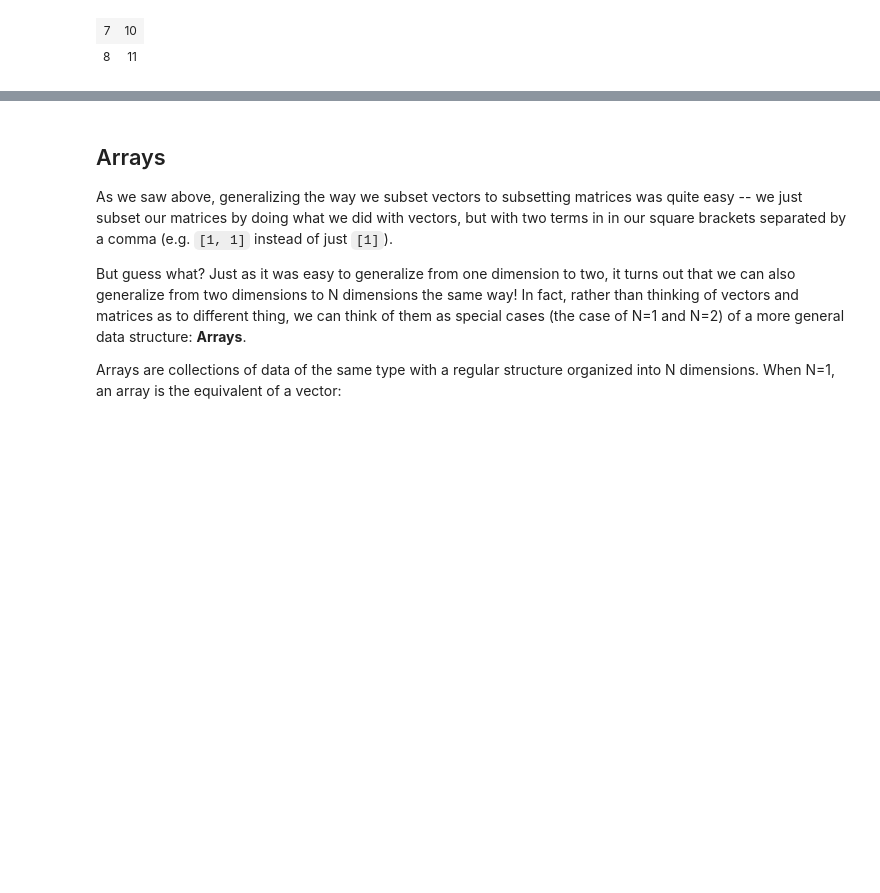
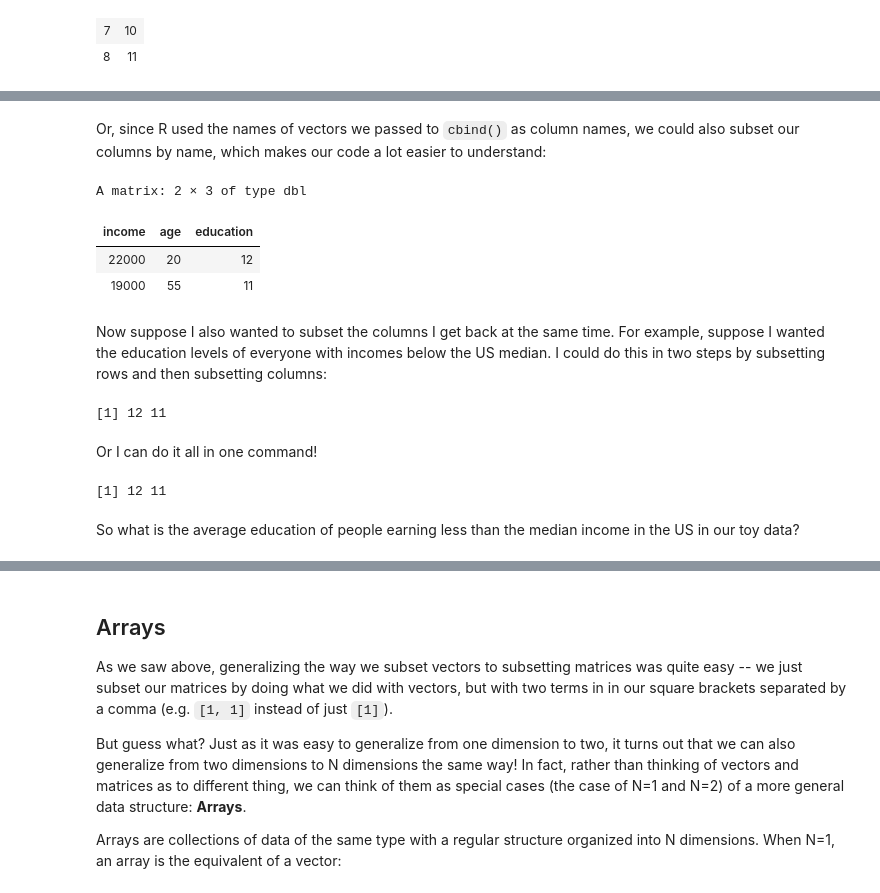
Before and after one commit to nickeubank/cm4ss, a Jupyter notebook: docs/html/.doctrees/nbsphinx/subsetting_matrices.ipynb, the cells around one changed output, grey strips where cells are left out. Cells and saved outputs as stored; diff of their text form; code cells hidden in the pictures; blank space fills up the shorter version.

```diff
--- a/docs/html/.doctrees/nbsphinx/subsetting_matrices.ipynb
+++ b/docs/html/.doctrees/nbsphinx/subsetting_matrices.ipynb
@@ -54,0 +98,24 @@ A matrix: 2 × 2 of type int
+# %% [markdown]
+Or, since R used the names of vectors we passed to `cbind()` as column names, we could also subset our columns by name, which makes our code a lot easier to understand:
+# %%
+survey[survey[, "income"] < 65000, ]
+# %% [output]
+A matrix: 2 × 3 of type dbl
+| income | age | education |
+| 22000 | 20 | 12 |
+| 19000 | 55 | 11 |
+# %% [markdown]
+Now suppose I also wanted to subset the columns I get back at the same time. For example, suppose I wanted the education levels of everyone with incomes below the US median. I could do this in two steps by subsetting rows and then subsetting columns:
+# %%
+below_median <- survey[survey[, "income"] < 65000, ]
+below_median[, "education"]
+# %% [output]
+[1] 12 11
+# %% [markdown]
+Or I can do it all in one command!
+# %%
+survey[survey[,"income"] < 65000, "education"]
+# %% [output]
+[1] 12 11
+# %% [markdown]
+So what is the average education of people earning less than the median income in the US in our toy data?
```
Also changed, not shown: parts of 12 cells of this notebook, 27 other files.
